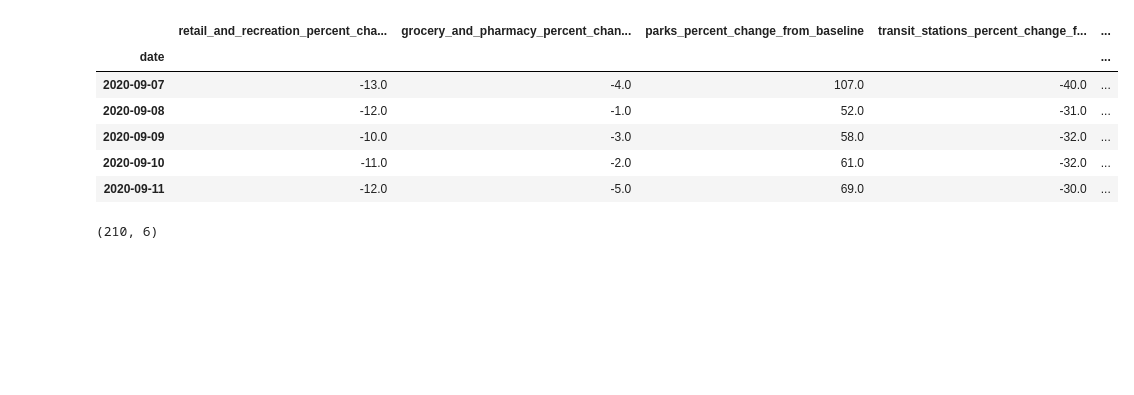
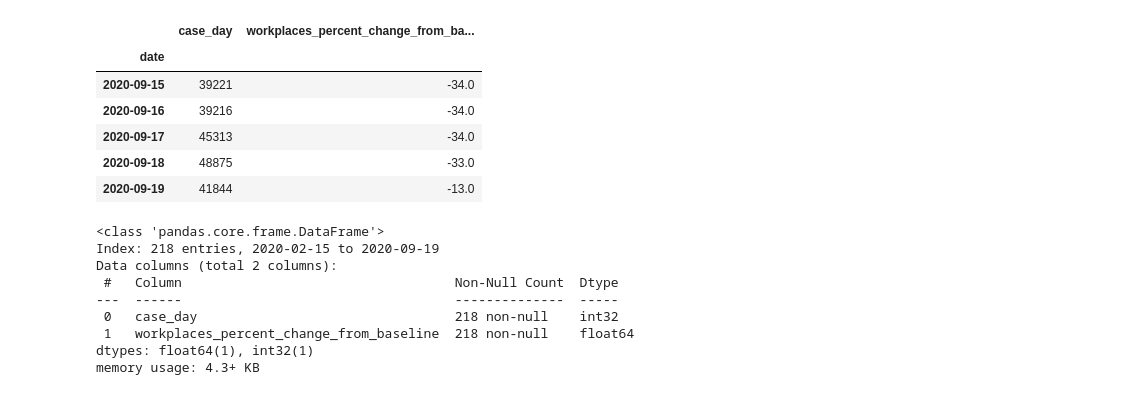
Before and after one commit to jagan-singh/covid-forecasting, a Jupyter notebook: google_data.ipynb, the cells around one changed output. Saved outputs shown, nothing was run; the diff lists cells and outputs as text; code cells hidden in the pictures; blank space fills up the shorter version.

Commit message:
added second data file

```diff
--- a/google_data.ipynb
+++ b/google_data.ipynb
@@ -42,3 +26,4 @@ us = us.drop(['country_region_code', 'country_region', 'sub_region_1',
                    'sub_region_2', 'metro_area', 'iso_3166_2_code', 'census_fips_code'], axis = 1)
 # %%
 us.set_index('date', inplace = True)
+df_us.set_index('date', inplace = True)
@@ -54,0 +30,6 @@ us.head()
+# %%
+df_us['case_day'] = df_us['cases'].diff()
+df_us['case_day'][0] = 1
+df_us['case_day'] =  df_us['case_day'].astype('int')
+# %%
+merged = df_us.join(us, how='inner')
@@ -55,14 +77,24 @@ us.head()
+# %%
+workplace = merged[['case_day', 'workplaces_percent_change_from_baseline']]
 # %%
-us.tail()
+workplace.tail()
 # %% [output]
-|  | retail_and_recreation_percent_cha... | grocery_and_pharmacy_percent_chan... | parks_percent_change_from_baseline | transit_stations_percent_change_f... | ... |
-| date |  |  |  |  | ... |
-| 2020-09-07 | -13.0 | -4.0 | 107.0 | -40.0 | ... |
-| 2020-09-08 | -12.0 | -1.0 | 52.0 | -31.0 | ... |
-| 2020-09-09 | -10.0 | -3.0 | 58.0 | -32.0 | ... |
-| 2020-09-10 | -11.0 | -2.0 | 61.0 | -32.0 | ... |
-| 2020-09-11 | -12.0 | -5.0 | 69.0 | -30.0 | ... |
+|  | case_day | workplaces_percent_change_from_ba... |
+| date |  |  |
+| 2020-09-15 | 39221 | -34.0 |
+| 2020-09-16 | 39216 | -34.0 |
+| 2020-09-17 | 45313 | -34.0 |
+| 2020-09-18 | 48875 | -33.0 |
+| 2020-09-19 | 41844 | -13.0 |
-# %%
-us.shape
-# %% [output]
-(210, 6)
+# %%
+workplace.info()
+# %% [output]
+<class 'pandas.core.frame.DataFrame'>
+Index: 218 entries, 2020-02-15 to 2020-09-19
+Data columns (total 2 columns):
+ #   Column                                   Non-Null Count  Dtype
+---  ------                                   --------------  -----
+ 0   case_day                                 218 non-null    int32
+ 1   workplaces_percent_change_from_baseline  218 non-null    float64
+dtypes: float64(1), int32(1)
+memory usage: 4.3+ KB
```
Also changed, not shown: parts of 11 cells of this notebook, 1 other file.
